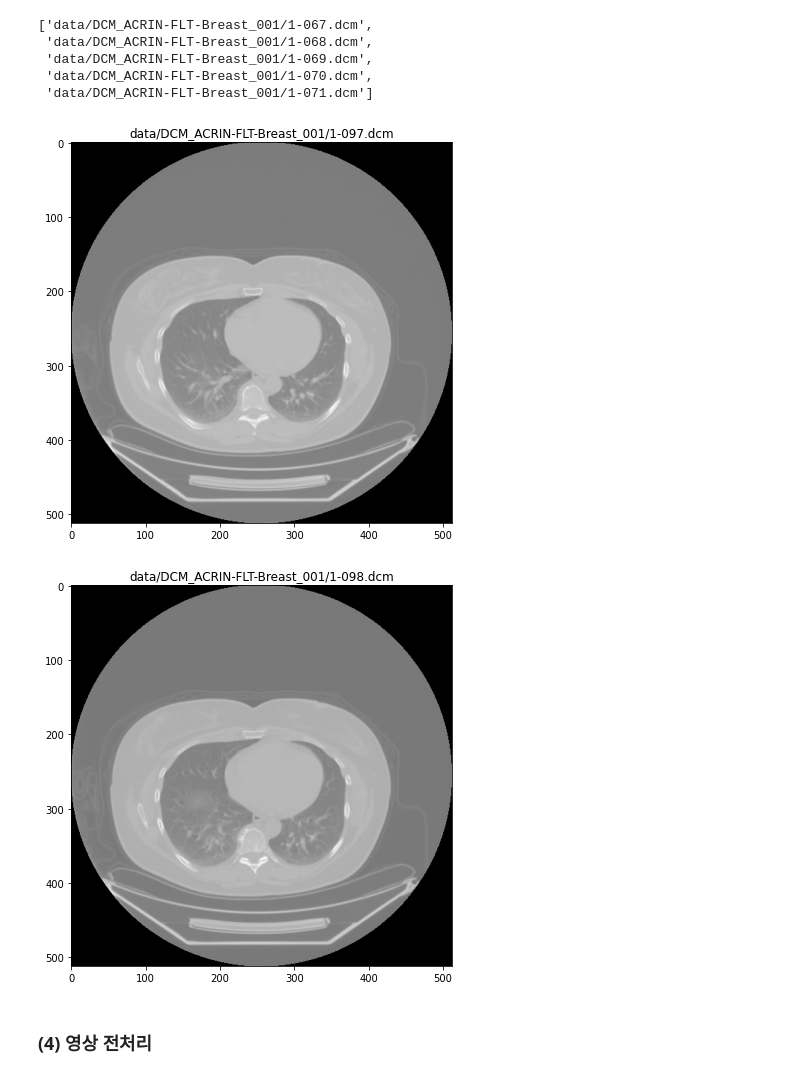
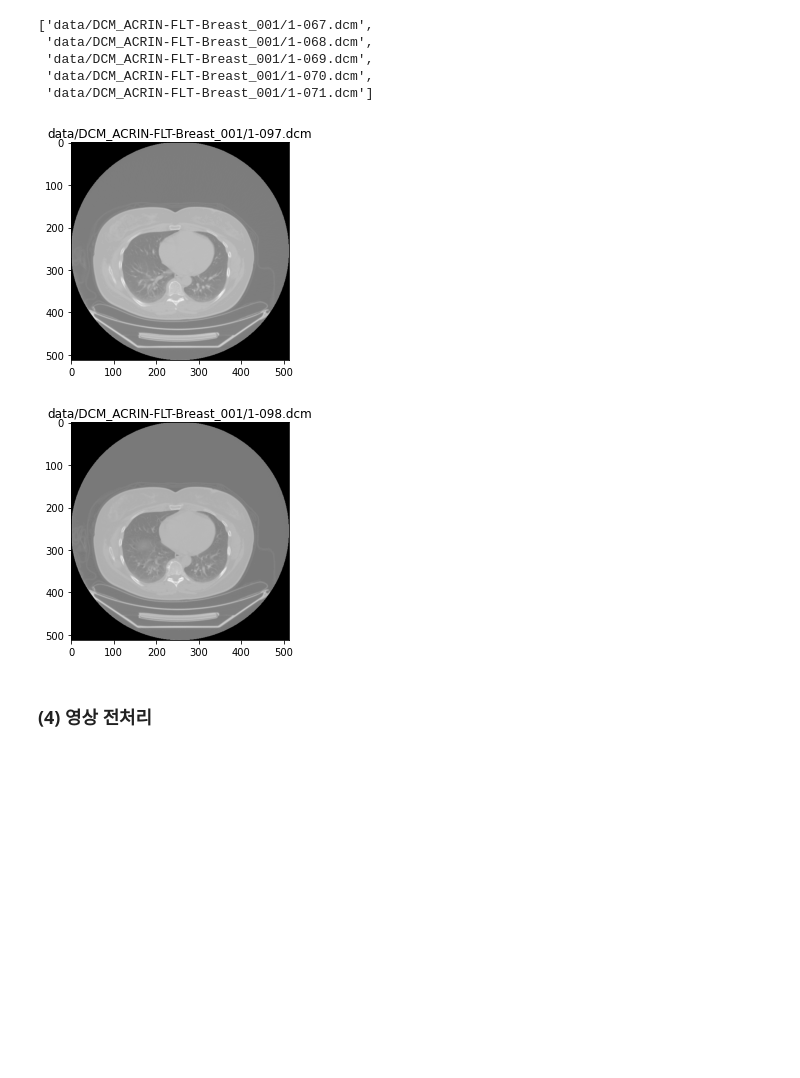
Before and after one commit to ljm861/Medical_AI_Tutorials, a Jupyter notebook: 02_DICOM_handling.ipynb, the cells around one changed output. Cells and saved outputs as stored; diff of their text form; code cells hidden in the pictures; blank space fills up the shorter version.

```diff
--- a/02_DICOM_handling.ipynb
+++ b/02_DICOM_handling.ipynb
@@ -100,13 +100,13 @@ dcm_list[:5]
 # %%
 for _dcm in dcm_list[30:32]:
   img = dcm.dcmread(_dcm).pixel_array
 
-  plt.figure(figsize=(7,7))
+  plt.figure()
   plt.title(_dcm)
   plt.imshow(img, 'gray')
 # %% [output]
-[figure, old version]
+[figure, new version]
-[figure, old version]
+[figure, new version]
 # %% [markdown]
 ### (4) 영상 전처리
 # %%
```
Also changed, not shown: parts of 11 cells of this notebook.
